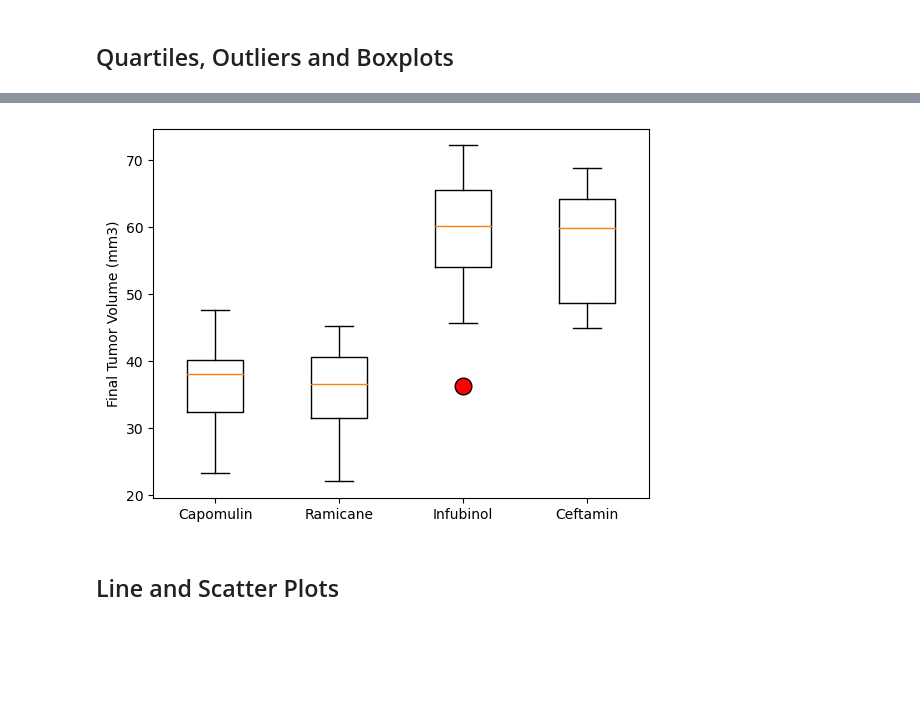
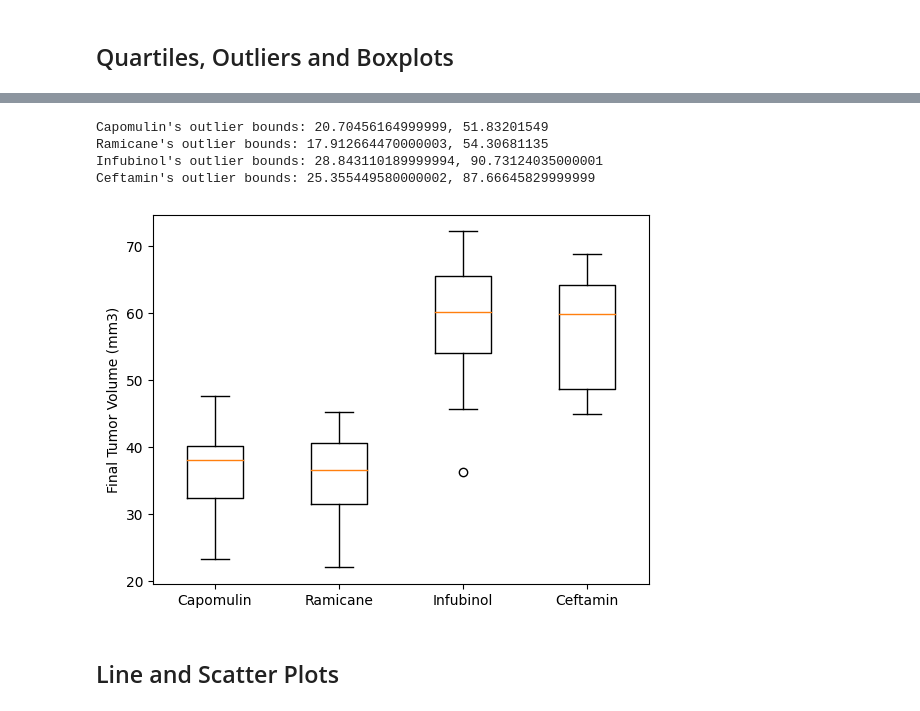
Before and after one commit to Mariomtz0713/matplotlib_challenge, a Jupyter notebook: Pymaceuticals/pymaceuticals_starter - Copy.ipynb, the cells around one changed output, grey strips where cells are left out. Cells and saved outputs as stored; diff of their text form; code cells hidden in the pictures; blank space fills up the shorter version.

```diff
--- a/Pymaceuticals/pymaceuticals_starter - Copy.ipynb
+++ b/Pymaceuticals/pymaceuticals_starter - Copy.ipynb
@@ -147,6 +156,20 @@ len(complete_data_clean['Mouse ID'].unique())
 # Capomulin, Ramicane, Infubinol, and Ceftamin
 
 # Start by getting the last (greatest) timepoint for each mouse
-
+grouped_clean_ID_data = complete_data_clean.groupby(['Mouse ID'])['Timepoint'].max()
+maxTimepoint = pd.DataFrame(grouped_clean_ID_data)
 
 # Merge this group df with the original DataFrame to get the tumor volume at the last timepoint
+maxTimepoint_volume = pd.merge(complete_data_clean, maxTimepoint, on=('Mouse ID', 'Timepoint'))
+
+# Individual dataframes
+final_tumor_vol_Cap = maxTimepoint_volume.loc[(maxTimepoint_volume['Drug Regimen'] == 'Capomulin')]
+final_tumor_vol_Ram = maxTimepoint_volume.loc[(maxTimepoint_volume['Drug Regimen'] == 'Ramicane')]
+final_tumor_vol_Inf = maxTimepoint_volume.loc[(maxTimepoint_volume['Drug Regimen'] == 'Infubinol')]
+final_tumor_vol_Ceft = maxTimepoint_volume.loc[(maxTimepoint_volume['Drug Regimen'] == 'Ceftamin')]
+
+# Individual series of tumor volume
+series_vol_Cap = final_tumor_vol_Cap['Tumor Volume (mm3)']
+series_vol_Ram = final_tumor_vol_Ram['Tumor Volume (mm3)']
+series_vol_Inf = final_tumor_vol_Inf['Tumor Volume (mm3)']
+series_vol_Ceft = final_tumor_vol_Ceft['Tumor Volume (mm3)']
@@ -176,7 +176,68 @@ Ceftamin's potential outliers: Series([], Name: Tumor Volume (mm3), dtype: float
+# %%
+# Put treatments into a list for for loop (and later for plot labels)
+treatments = ['Capomulin', 'Ramicane', 'Infubinol', 'Ceftamin']
+
+# Create empty list to fill with tumor vol data (for plotting)
+series_vol_all = [series_vol_Cap, series_vol_Ram, series_vol_Inf, series_vol_Ceft]
+
+# Calculate the IQR and quantitatively determine if there are any potential outliers.
+quartiles_Cap = series_vol_Cap.quantile([.25,.5,.75])
+quartiles_Ram = series_vol_Ram.quantile([.25,.5,.75])
+quartiles_Inf = series_vol_Inf.quantile([.25,.5,.75])
+quartiles_Ceft = series_vol_Ceft.quantile([.25,.5,.75])
+
+lowerq_Cap = quartiles_Cap[0.25]
+lowerq_Ram = quartiles_Ram[0.25]
+lowerq_Inf = quartiles_Inf[0.25]
+lowerq_Ceft = quartiles_Ceft[0.25]
+
+upperq_Cap = quartiles_Cap[0.75]
+upperq_Ram = quartiles_Ram[0.75]
+upperq_Inf = quartiles_Inf[0.75]
+upperq_Ceft = quartiles_Ceft[0.75]
+
+iqr_Cap = upperq_Cap-lowerq_Cap
+iqr_Ram = upperq_Ram-lowerq_Ram
+iqr_Inf = upperq_Inf-lowerq_Ceft
+iqr_Ceft = upperq_Ceft-lowerq_Ceft
+
+    # Locate the rows which contain mice on each drug and get the tumor volumes
+
+
+    # add subset
+
+
+    # Determine outliers using upper and lower bounds
+lower_bound_Cap = lowerq_Cap - (1.5*iqr_Cap)
+upper_bound_Cap = upperq_Cap + (1.5*iqr_Cap)
+
+lower_bound_Ram = lowerq_Ram - (1.5*iqr_Ram)
+upper_bound_Ram = upperq_Ram + (1.5*iqr_Ram)
+
+lower_bound_Inf = lowerq_Inf - (1.5*iqr_Inf)
+upper_bound_Inf = upperq_Inf + (1.5*iqr_Inf)
+
+lower_bound_Ceft = lowerq_Ceft - (1.5*iqr_Ceft)
+upper_bound_Ceft = upperq_Ceft + (1.5*iqr_Ceft)
+
+# Diplay potential outliers for each treatment
+print(f"Capomulin's outlier bounds: {lower_bound_Cap}, {upper_bound_Cap}")
+print(f"Ramicane's outlier bounds: {lower_bound_Ram}, {upper_bound_Ram}")
+print(f"Infubinol's outlier bounds: {lower_bound_Inf}, {upper_bound_Inf}")
+print(f"Ceftamin's outlier bounds: {lower_bound_Ceft}, {upper_bound_Ceft}")
+# %% [output]
+Capomulin's outlier bounds: 20.70456164999999, 51.83201549
+Ramicane's outlier bounds: 17.912664470000003, 54.30681135
+Infubinol's outlier bounds: 28.843110189999994, 90.73124035000001
+Ceftamin's outlier bounds: 25.355449580000002, 87.66645829999999
 # %%
 # Generate a box plot that shows the distrubution of the tumor volume for each treatment group.
+fig1, ax1= plt.subplots()
+ax1.set_ylabel('Final Tumor Volume (mm3)')
+ax1.boxplot(series_vol_all, labels = treatments)
+plt.show()
 # %% [output]
-[figure, old version]
+[figure, new version]
 # %% [markdown]
 ## Line and Scatter Plots
 # %%
```
Also changed, not shown: parts of 12 cells of this notebook.
